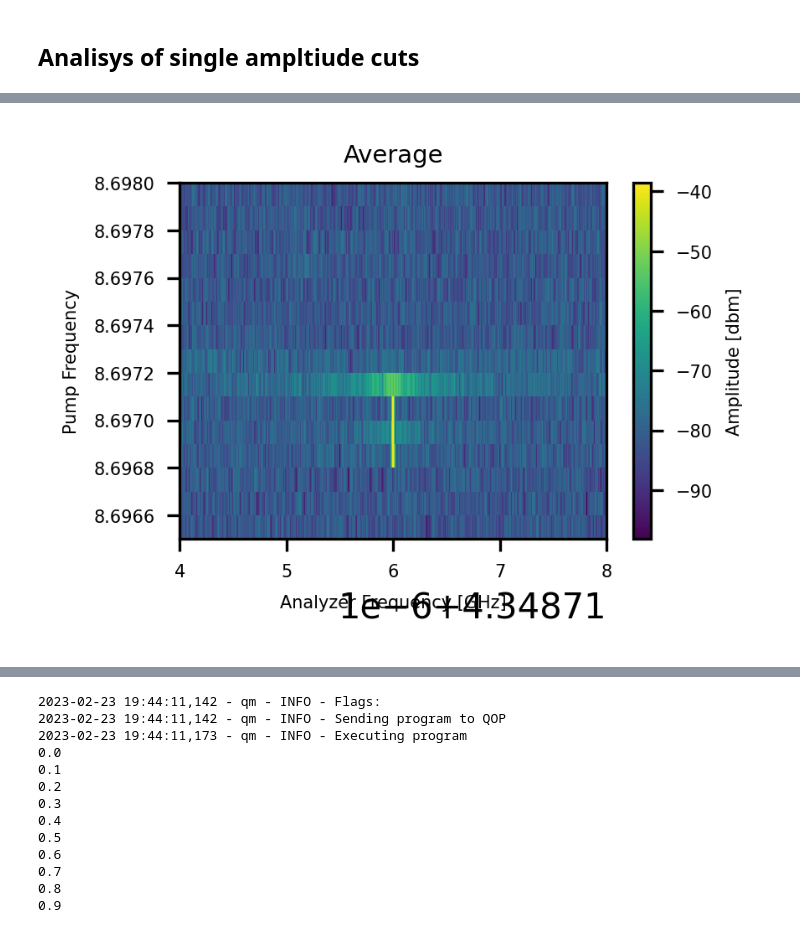
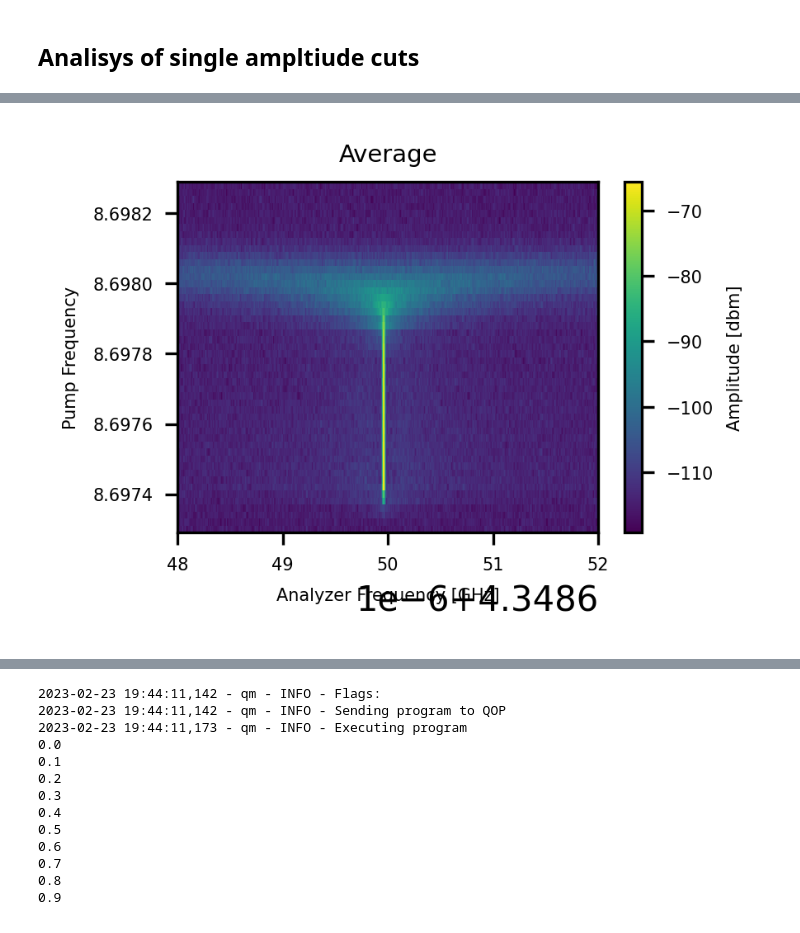
Before and after one commit to BeaulieuGuillaume/DPT_SQUID, a Jupyter notebook: Spectrum_map/Spectrum_map.ipynb, the cells around one changed output, grey strips where cells are left out. Drawn from its saved outputs; the diff is of its cells as text; code cells hidden in the pictures.

Commit message:
improved resonator spec and first jump

```diff
--- a/Spectrum_map/Spectrum_map.ipynb
+++ b/Spectrum_map/Spectrum_map.ipynb
@@ -813,6 +707,0 @@ array([1.9685e+08, 1.9686e+08, 1.9687e+08, 1.9688e+08, 1.9689e+08,
-# %%
-freqs0=np.array([1.9690e+08, 1.9692e+08, 1.9694e+08, 1.9696e+08, 1.9698e+08]) #vacuum
-freqs1=np.arange(0.197e9,0.1971e9+0.00001e9,0.00001e9)
-freqs2=np.arange(0.1971e9,1.9766e+08,0.02e6)# first transition
-freqs=np.concatenate((freqs0,freqs1,freqs2))
-freqs
@@ -829,23 +708,26 @@ array([1.9690e+08, 1.9692e+08, 1.9694e+08, 1.9696e+08, 1.9698e+08,
 # %%
-save_trace=True
+save_trace=False
+#Saving parameters
+cooldown_date="2023_04_14" #top folder
+device="Spectrum" #second folder
+name="pi4_Amplitude_cut" # third folder
+meastype="Initial_multi_amp_trace_90av" #Final file name
 
 #Amplitude for the sweep
-amplitudes = [0.15,0.18,0.2,0.3,0.35,0.4,0.5,0.55]
+amplitudes = [0.6]
 
-amplitudes = [0.25]
-amp_value=amplitudes[0] # dummy value to be define for the program
 
 
 # a_max=0.65
-# amplitudes=np.geomspace(a_min, a_max, 10, endpoint = True)
+# amplitudes=np.geomspace(a_min, a_max, 10, endpoint = True)f
 
 #Number of average
-n_avg = 70
+n_avg = 10
 
 #Expected time
 NumberPoints=freqs.shape[0]*len(amplitudes)
 TimePerPoint=(23.5*60)/1350
-print(NumberPoints)
-print(NumberPoints*TimePerPoint/60)
-print(NumberPoints*TimePerPoint*n_avg/60)
+print("The number of points (without average) :{}".format(NumberPoints))
+print("The expected time without the average :{}".format(NumberPoints*TimePerPoint/60))
+print("The total expected time (with average) :{}".format(NumberPoints*TimePerPoint*n_avg/60))
 # %% [output]
@@ -979,2 +860,8 @@ Wall time: 1h 25min 22s
+# %%
+#If the Data was not saved, we change variables for doing a quick analysis
+Data=datadict["Data"]
+Pump_freq=datadict["Pump_freq"]
+Analyzer_freq=datadict["Analyzer_freq"]
+amplitudes=datadict["amplitudes"]
 # %% [markdown]
 ## Analisys of single ampltiude cuts
@@ -1013,11 +899,6 @@ ax.legend()
 # %%
-#Analysis with the saved data
-Filename=r"C:\Users\HQClabo\Documents\Data\gbeaulieu\Two_Photon\2023_03_31\Run01\104\Spectrum_trace_test1"  #name of the files before the amplitude idx
-
-Mean_data, integrated_average, Pump_freq, Analyzer_freq = an.average_trace(Filename, amplitudes)
-
-#one cut for a certain amplitude
-idx=0
-fig, ax, cbar=an.plot2D(Analyzer_freq/1e9,Pump_freq/1e9,Mean_data[:,:,idx],labels=["Analyzer Frequency [GHz]","Pump Frequency","Amplitude [dbm]"],title="Average", figsize=(6/2.54, 4/2.54),colormap = "viridis", vmin=None, vmax=None, dpi=300, fontsize=5,reversed=False)
+# plot the averaged 2d map of a given amplitudes
+ampli=amplitudes[0]
+fig, ax, cbar=an.plot2D(Analyzer_freq[0,:]/1e9,Pump_freq/1e9,np.mean(Data[ampli],axis=2),labels=["Analyzer Frequency [GHz]","Pump Frequency","Amplitude [dbm]"],title="Average", figsize=(6/2.54, 4/2.54),colormap = "viridis", vmin=None, vmax=None, dpi=300, fontsize=5,reversed=False)
 # %% [output]
-[figure, old version]
+[figure, new version]
```
Also changed, not shown: parts of 67 cells of this notebook, 9 other files.
